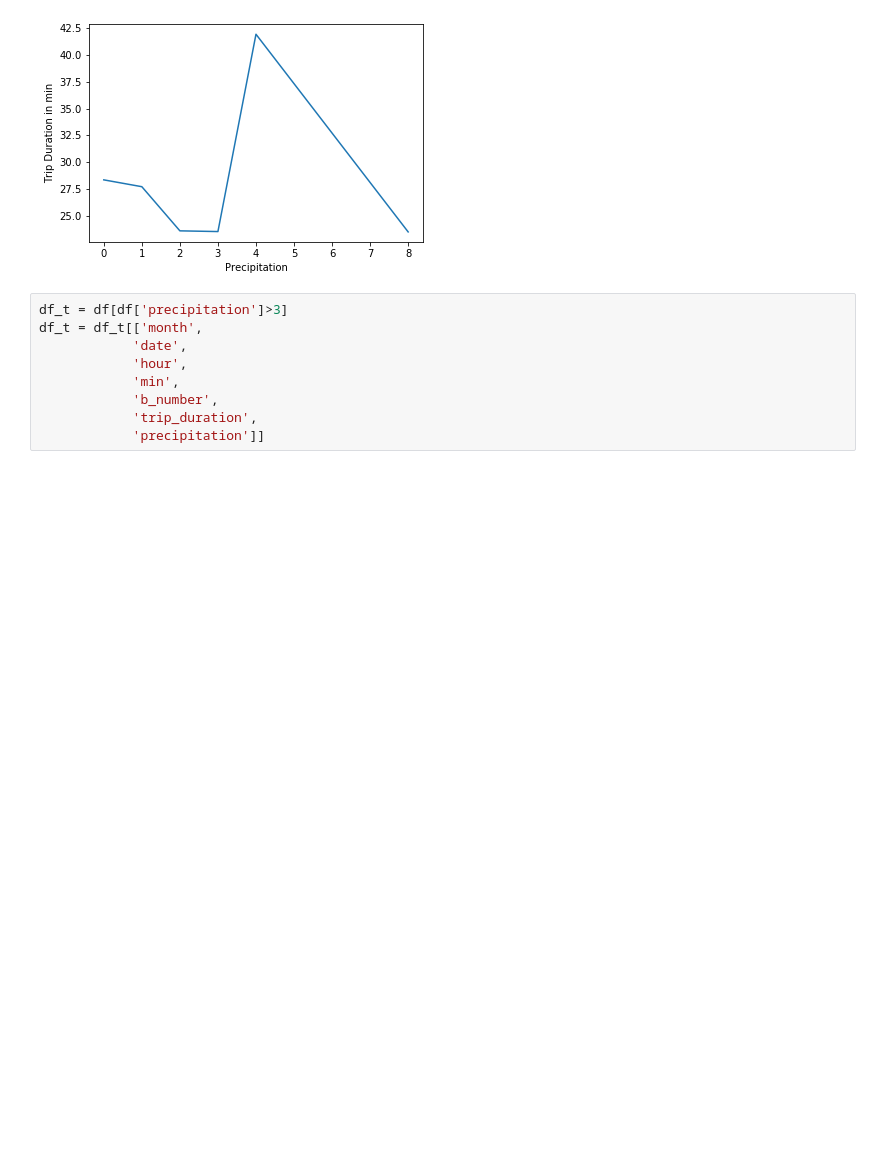
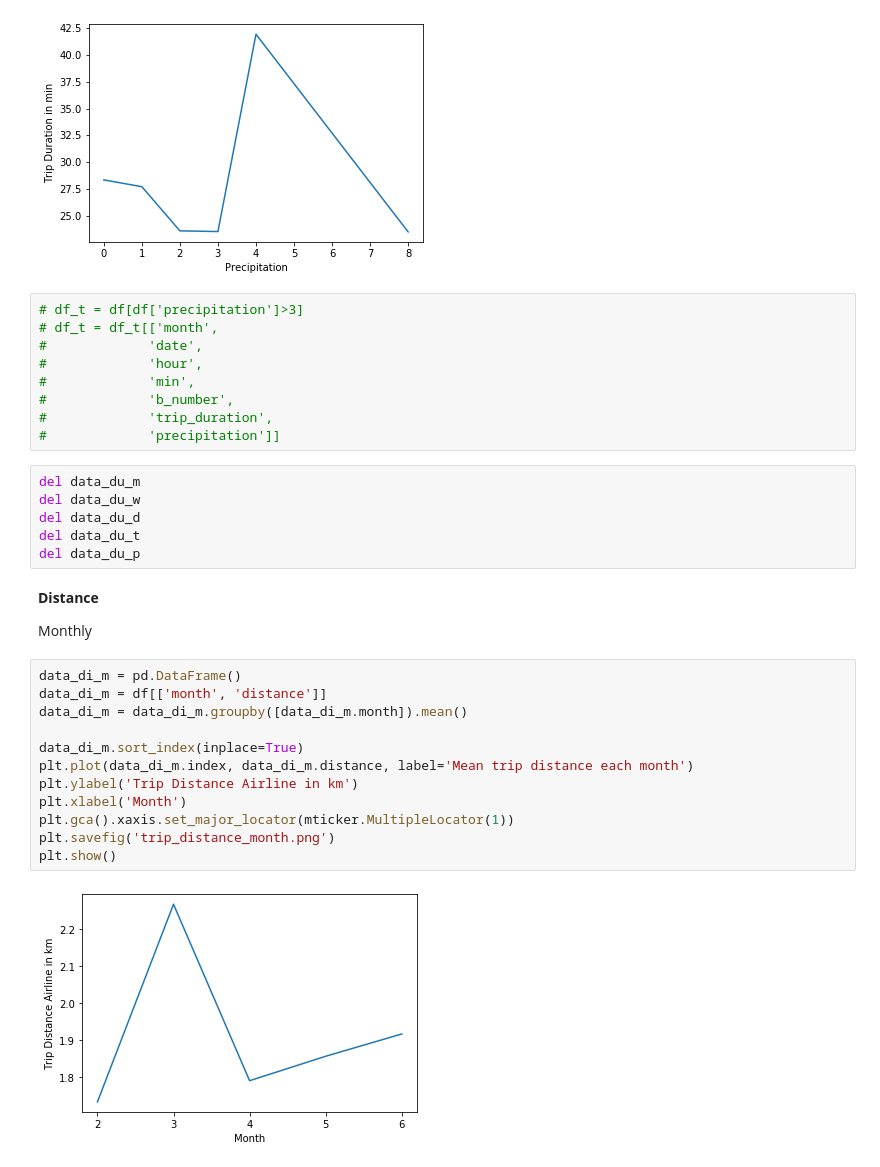
Before and after one commit to lesar64/aa_project, a Jupyter notebook: Jan/Rental Patterns/rental_patterns.ipynb, the cells around one changed output. Drawn from its saved outputs; the diff is of its cells as text; blank space fills up the shorter version.

```diff
--- a/Jan/Rental Patterns/rental_patterns.ipynb
+++ b/Jan/Rental Patterns/rental_patterns.ipynb
@@ -215,11 +190,35 @@ plt.show()
 # %% [output]
 [figure]
 # %%
-df_t = df[df['precipitation']>3]
-df_t = df_t[['month',
-            'date',
-            'hour',
-            'min',
-            'b_number',
-            'trip_duration',
-            'precipitation']]
+# df_t = df[df['precipitation']>3]
+# df_t = df_t[['month',
+#             'date',
+#             'hour',
+#             'min',
+#             'b_number',
+#             'trip_duration',
+#             'precipitation']]
+# %%
+del data_du_m
+del data_du_w
+del data_du_d
+del data_du_t
+del data_du_p
+# %% [markdown]
+**Distance**
+
+Monthly
+# %%
+data_di_m = pd.DataFrame()
+data_di_m = df[['month', 'distance']]
+data_di_m = data_di_m.groupby([data_di_m.month]).mean()
+
+data_di_m.sort_index(inplace=True)
+plt.plot(data_di_m.index, data_di_m.distance, label='Mean trip distance each month')
+plt.ylabel('Trip Distance Airline in km')
+plt.xlabel('Month')
+plt.gca().xaxis.set_major_locator(mticker.MultipleLocator(1))
+plt.savefig('trip_distance_month.png')
+plt.show()
+# %% [output]
+[figure, added]
```
Also changed, not shown: parts of 19 cells of this notebook.
